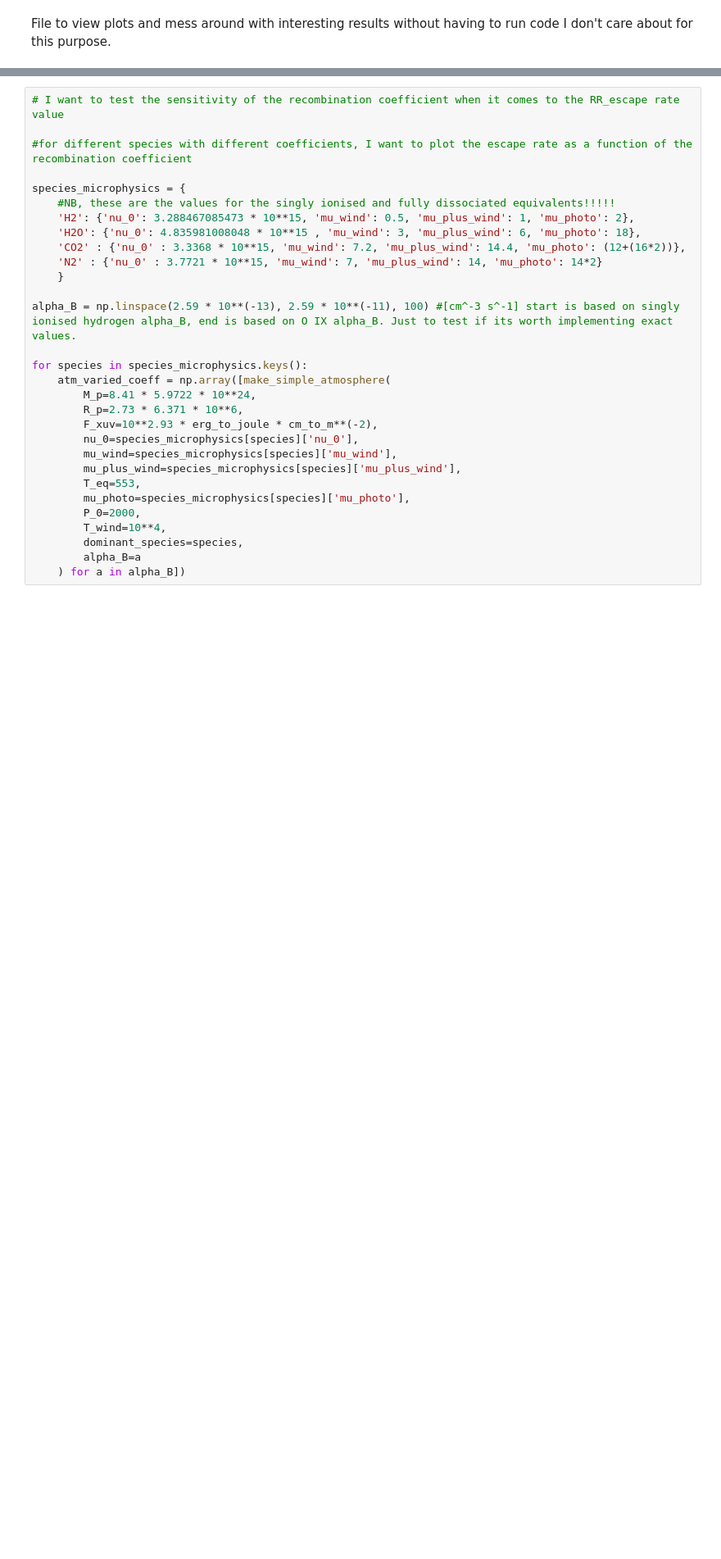
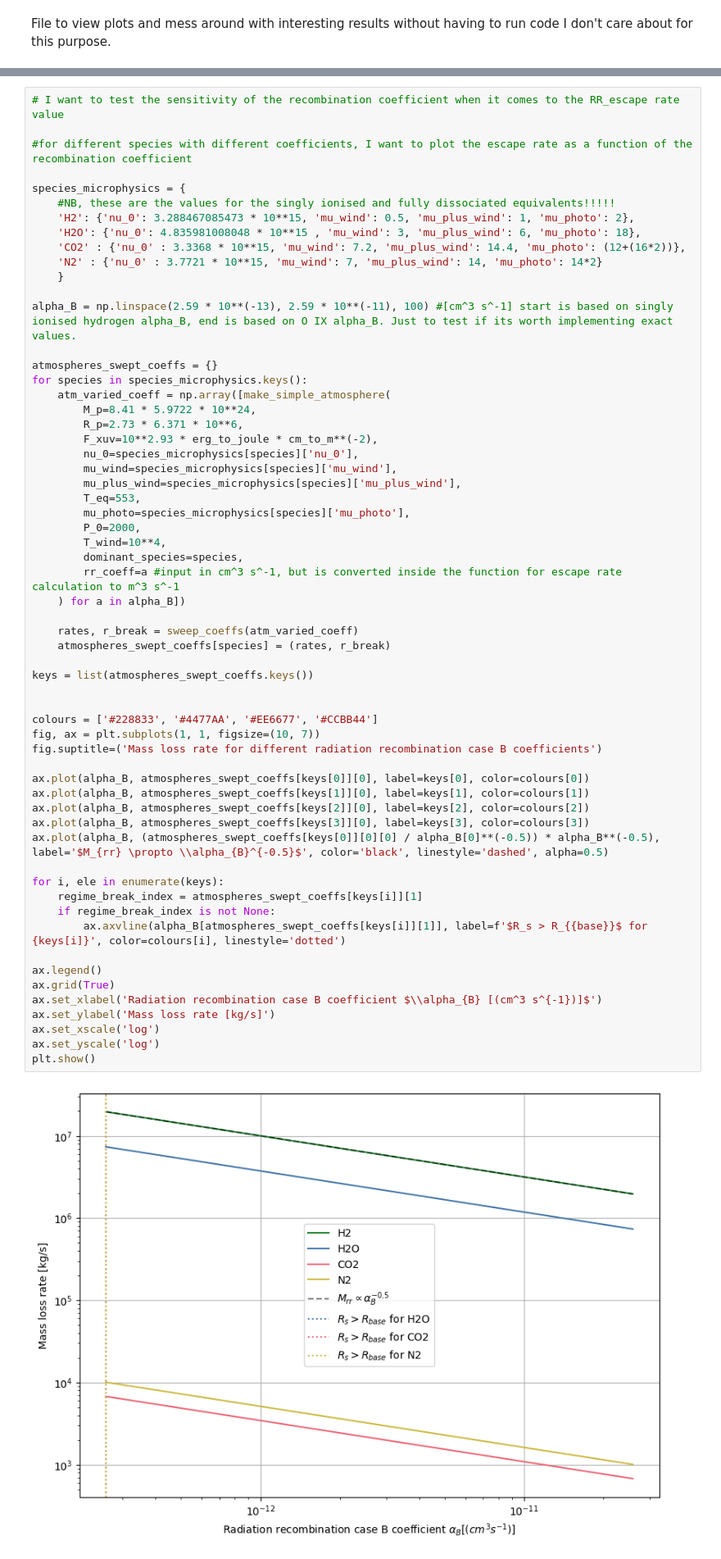
Before and after one commit to FormingWorlds/BScProjectAtmosphericEscape, a Jupyter notebook: plots/results_safari.ipynb, the cells around one changed output, grey strips where cells are left out. Shown at 82% size. Cells and saved outputs as stored; diff of their text form; blank space fills up the shorter version.

Commit message:
Parameter sensitivity test on rr_coeffs

```diff
--- a/plots/results_safari.ipynb
+++ b/plots/results_safari.ipynb
@@ -517,30 +437,62 @@ None
 # %%
 # I want to test the sensitivity of the recombination coefficient when it comes to the RR_escape rate value
 
 #for different species with different coefficients, I want to plot the escape rate as a function of the recombination coefficient
 
 species_microphysics = {
     #NB, these are the values for the singly ionised and fully dissociated equivalents!!!!!
     'H2': {'nu_0': 3.288467085473 * 10**15, 'mu_wind': 0.5, 'mu_plus_wind': 1, 'mu_photo': 2},
     'H2O': {'nu_0': 4.835981008048 * 10**15 , 'mu_wind': 3, 'mu_plus_wind': 6, 'mu_photo': 18},
     'CO2' : {'nu_0' : 3.3368 * 10**15, 'mu_wind': 7.2, 'mu_plus_wind': 14.4, 'mu_photo': (12+(16*2))},
     'N2' : {'nu_0' : 3.7721 * 10**15, 'mu_wind': 7, 'mu_plus_wind': 14, 'mu_photo': 14*2}
     }
 
-alpha_B = np.linspace(2.59 * 10**(-13), 2.59 * 10**(-11), 100) #[cm^-3 s^-1] start is based on singly ionised hydrogen alpha_B, end is based on O IX alpha_B. Just to test if its worth implementing exact values.
+alpha_B = np.linspace(2.59 * 10**(-13), 2.59 * 10**(-11), 100) #[cm^3 s^-1] start is based on singly ionised hydrogen alpha_B, end is based on O IX alpha_B. Just to test if its worth implementing exact values.
 
+atmospheres_swept_coeffs = {}
 for species in species_microphysics.keys():
     atm_varied_coeff = np.array([make_simple_atmosphere(
         M_p=8.41 * 5.9722 * 10**24,
         R_p=2.73 * 6.371 * 10**6,
         F_xuv=10**2.93 * erg_to_joule * cm_to_m**(-2),
         nu_0=species_microphysics[species]['nu_0'],
         mu_wind=species_microphysics[species]['mu_wind'],
         mu_plus_wind=species_microphysics[species]['mu_plus_wind'],
         T_eq=553,
         mu_photo=species_microphysics[species]['mu_photo'],
         P_0=2000,
         T_wind=10**4,
         dominant_species=species,
-        alpha_B=a
+        rr_coeff=a #input in cm^3 s^-1, but is converted inside the function for escape rate calculation to m^3 s^-1
     ) for a in alpha_B])
+
+    rates, r_break = sweep_coeffs(atm_varied_coeff)
+    atmospheres_swept_coeffs[species] = (rates, r_break)
+
+keys = list(atmospheres_swept_coeffs.keys())
+
+
+colours = ['#228833', '#4477AA', '#EE6677', '#CCBB44']
+fig, ax = plt.subplots(1, 1, figsize=(10, 7))
+fig.suptitle=('Mass loss rate for different radiation recombination case B coefficients')
+
+ax.plot(alpha_B, atmospheres_swept_coeffs[keys[0]][0], label=keys[0], color=colours[0])
+ax.plot(alpha_B, atmospheres_swept_coeffs[keys[1]][0], label=keys[1], color=colours[1])
+ax.plot(alpha_B, atmospheres_swept_coeffs[keys[2]][0], label=keys[2], color=colours[2])
+ax.plot(alpha_B, atmospheres_swept_coeffs[keys[3]][0], label=keys[3], color=colours[3])
+ax.plot(alpha_B, (atmospheres_swept_coeffs[keys[0]][0][0] / alpha_B[0]**(-0.5)) * alpha_B**(-0.5), label='$M_{rr} \propto \\alpha_{B}^{-0.5}$', color='black', linestyle='dashed', alpha=0.5)
+
+for i, ele in enumerate(keys):
+    regime_break_index = atmospheres_swept_coeffs[keys[i]][1]
+    if regime_break_index is not None:
+        ax.axvline(alpha_B[atmospheres_swept_coeffs[keys[i]][1]], label=f'$R_s > R_{{base}}$ for {keys[i]}', color=colours[i], linestyle='dotted')
+
+ax.legend()
+ax.grid(True)
+ax.set_xlabel('Radiation recombination case B coefficient $\\alpha_{B} [(cm^3 s^{-1})]$')
+ax.set_ylabel('Mass loss rate [kg/s]')
+ax.set_xscale('log')
+ax.set_yscale('log')
+plt.show()
+# %% [output]
+[figure, added]
```
Also changed, not shown: parts of 3 cells of this notebook.
